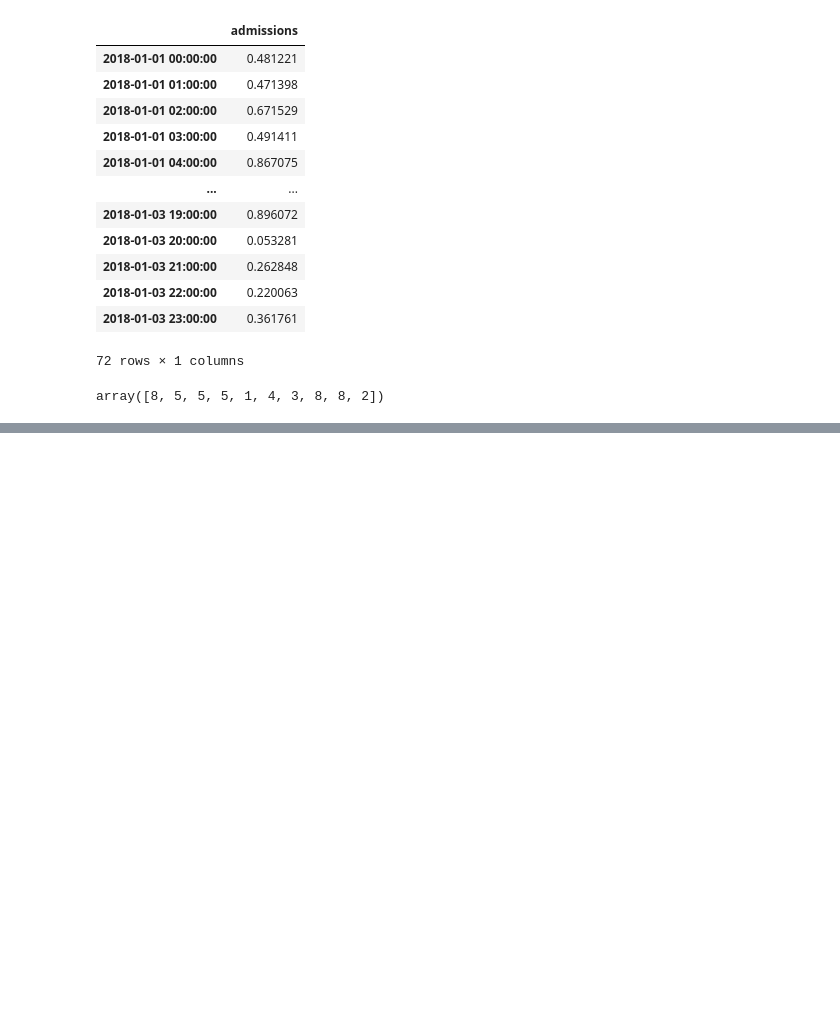
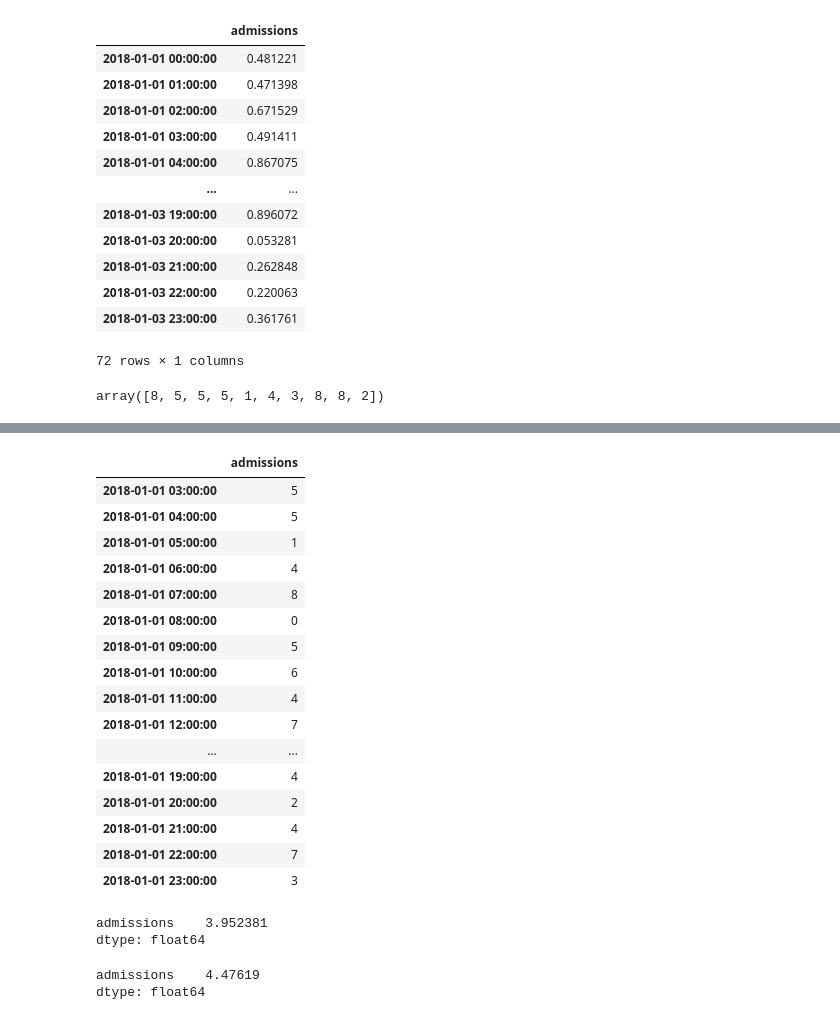
Before and after one commit to nurbujang/myworkw23, a Jupyter notebook: timeseries.ipynb, the cells around one changed output, grey strips where cells are left out. Cells and saved outputs as stored; diff of their text form; code cells hidden in the pictures; blank space fills up the shorter version.

```diff
--- a/timeseries.ipynb
+++ b/timeseries.ipynb
@@ -374,0 +388,35 @@ ts # admissions will make more sense
+# %%
+# remember with loc, u can extract range of the data (slice and dice) to a 24 hr time period
+ts.loc['2018-01-01 03:00:00': '2018-01-01 23:00:00']
+# %% [output]
+|  | admissions |
+| 2018-01-01 03:00:00 | 5 |
+| 2018-01-01 04:00:00 | 5 |
+| 2018-01-01 05:00:00 | 1 |
+| 2018-01-01 06:00:00 | 4 |
+| 2018-01-01 07:00:00 | 8 |
+| 2018-01-01 08:00:00 | 0 |
+| 2018-01-01 09:00:00 | 5 |
+| 2018-01-01 10:00:00 | 6 |
+| 2018-01-01 11:00:00 | 4 |
+| 2018-01-01 12:00:00 | 7 |
+| ... | ... |
+| 2018-01-01 19:00:00 | 4 |
+| 2018-01-01 20:00:00 | 2 |
+| 2018-01-01 21:00:00 | 4 |
+| 2018-01-01 22:00:00 | 7 |
+| 2018-01-01 23:00:00 | 3 |
+# %%
+# u can run mean of that 24 hour period:
+ts.loc['2018-01-01 03:00:00': '2018-01-01 23:00:00'].mean()
+# %% [output]
+admissions    3.952381
+dtype: float64
+# %%
+# u can run mean of the next 24 hour period:
+ts.loc['2018-01-02 03:00:00': '2018-01-02 23:00:00'].mean()
+
+# loc retains/ is INCLUSIVE on the start and end points
+# %% [output]
+admissions    4.47619
+dtype: float64
```
Also changed, not shown: parts of 9 cells of this notebook.
